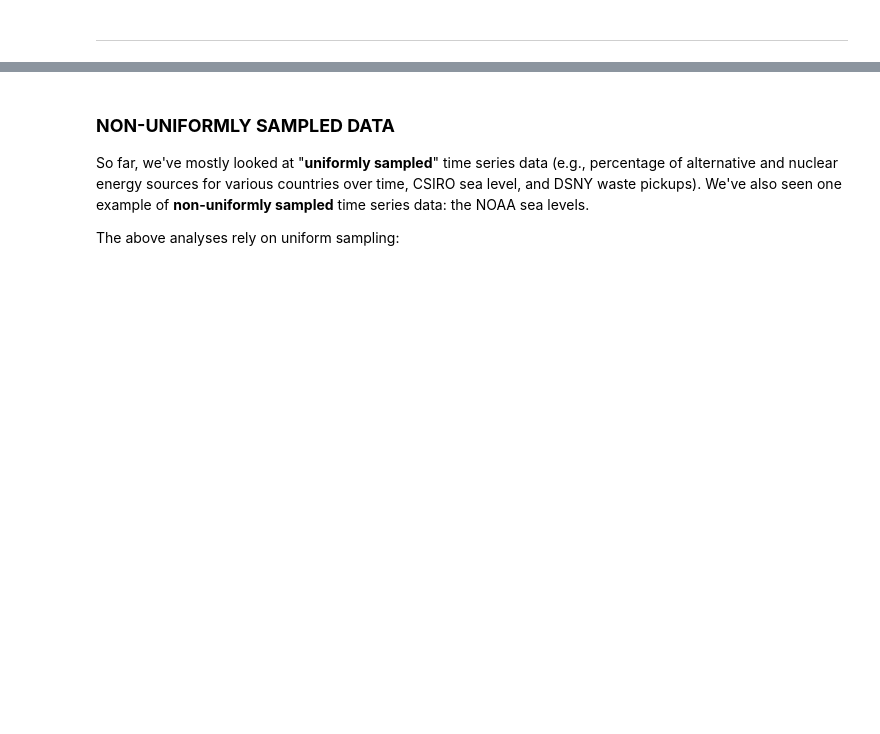
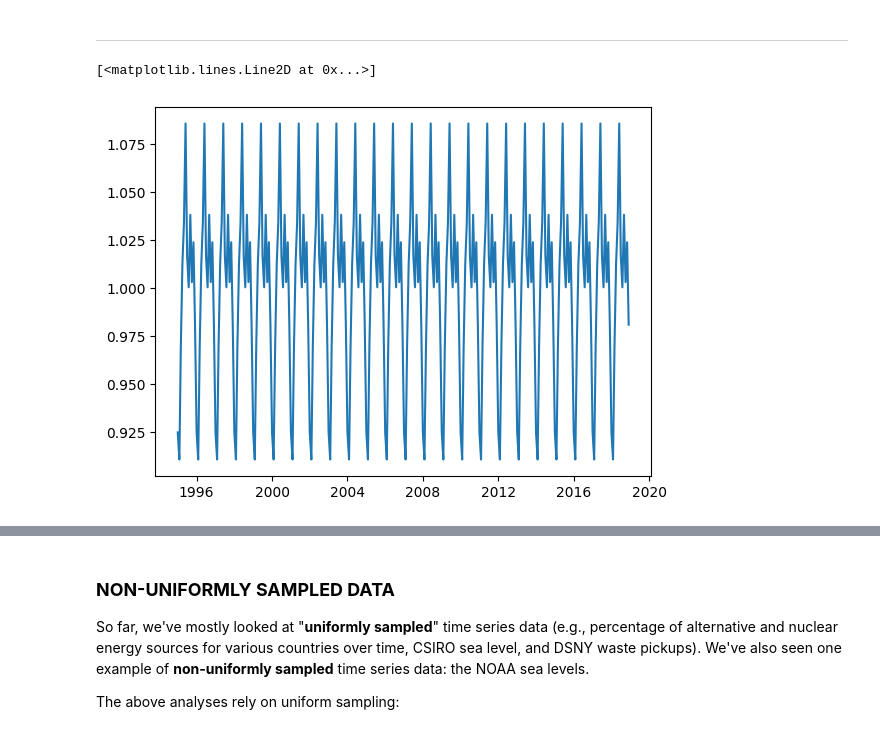
Before and after one commit to ReidelVichot/DSTEP23, a Jupyter notebook: week_6/dstep23_dsny_trash_part3.ipynb, the cells around one changed output, grey strips where cells are left out. Cells and saved outputs as stored; diff of their text form; code cells hidden in the pictures; blank space fills up the shorter version.

```diff
--- a/week_6/dstep23_dsny_trash_part3.ipynb
+++ b/week_6/dstep23_dsny_trash_part3.ipynb
@@ -132,2 +182,7 @@ fig.set_size_inches(7, 4)
 # %% [markdown]
 ---
+# %%
+plt.plot(res_mul.seasonal)
+# %% [output]
+[<matplotlib.lines.Line2D at 0x...>]
+[figure, added]
```
Also changed, not shown: parts of 25 cells of this notebook.
